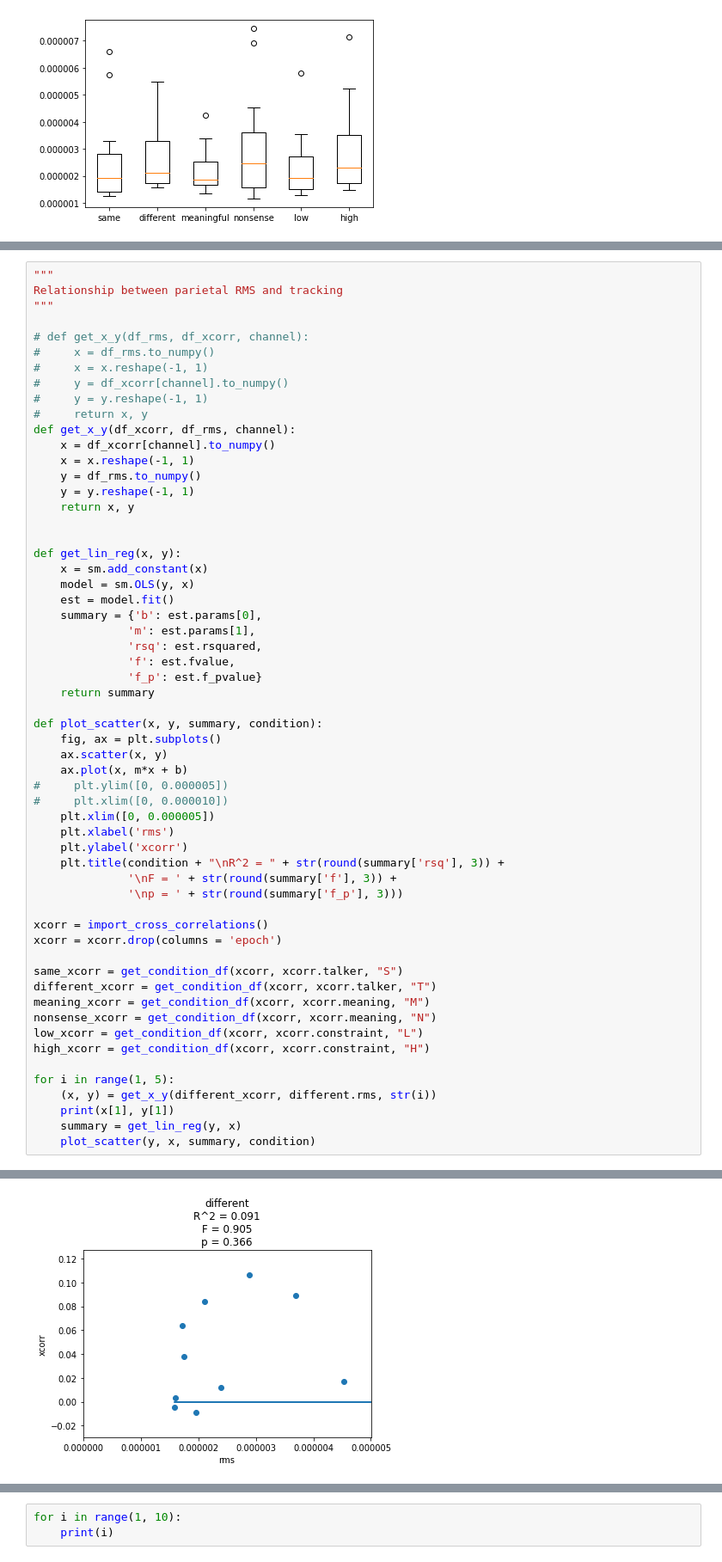
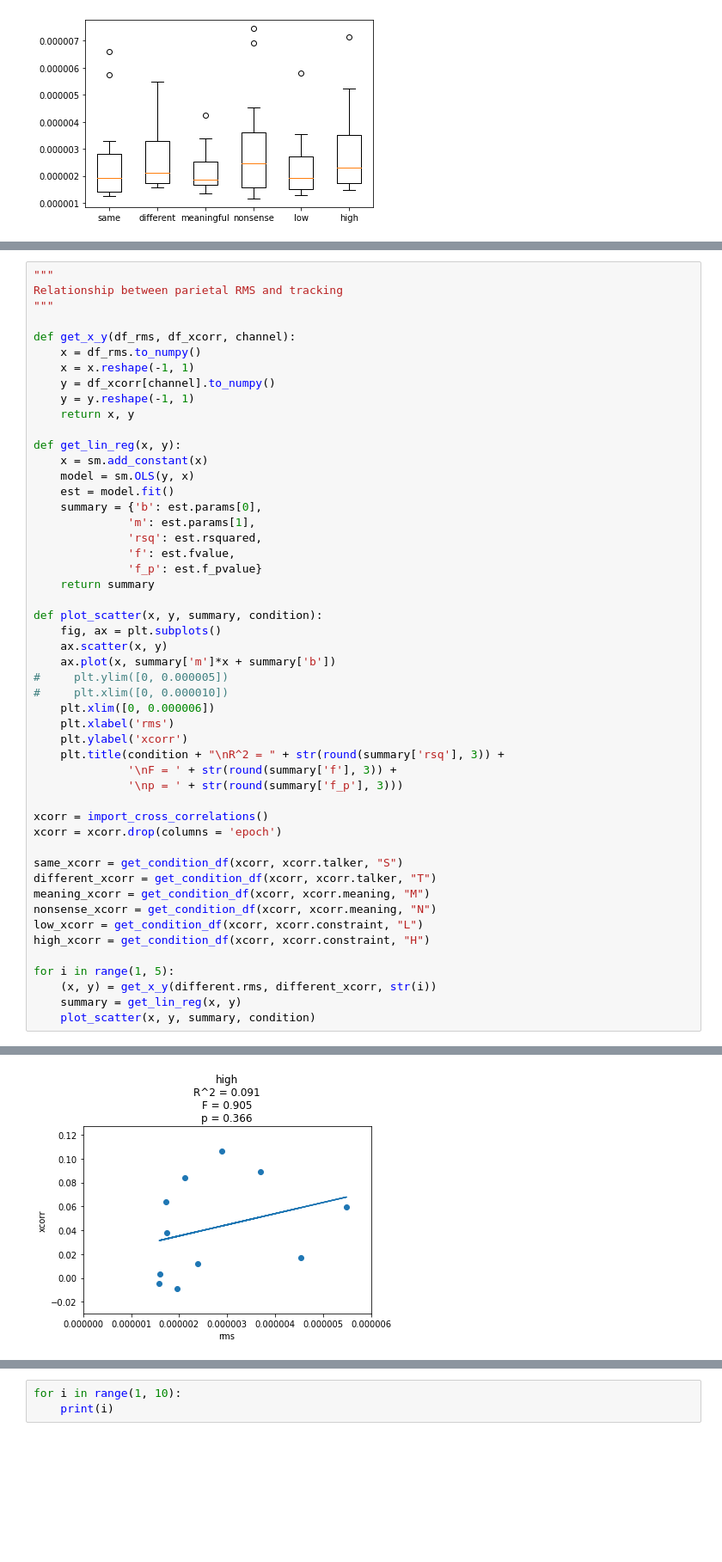
Before and after one commit to letitiayhho/talker_change_data_processing, a Jupyter notebook: 9_N1_RMS/src/n1.ipynb, the cells around one changed output, grey strips where cells are left out. Shown: that part at 86% size. Saved outputs shown, nothing was run; the diff lists cells and outputs as text; blank space fills up the shorter version.

```diff
--- a/9_N1_RMS/src/n1.ipynb
+++ b/9_N1_RMS/src/n1.ipynb
@@ -242,19 +252,12 @@ for condition in conditions:
 Relationship between parietal RMS and tracking
 """
 
-# def get_x_y(df_rms, df_xcorr, channel):
-#     x = df_rms.to_numpy()
-#     x = x.reshape(-1, 1)
-#     y = df_xcorr[channel].to_numpy()
-#     y = y.reshape(-1, 1)
-#     return x, y
-def get_x_y(df_xcorr, df_rms, channel):
-    x = df_xcorr[channel].to_numpy()
+def get_x_y(df_rms, df_xcorr, channel):
+    x = df_rms.to_numpy()
     x = x.reshape(-1, 1)
-    y = df_rms.to_numpy()
+    y = df_xcorr[channel].to_numpy()
     y = y.reshape(-1, 1)
     return x, y
-
 
 def get_lin_reg(x, y):
     x = sm.add_constant(x)
@@ -270,10 +273,10 @@ def get_lin_reg(x, y):
 def plot_scatter(x, y, summary, condition):
     fig, ax = plt.subplots()
     ax.scatter(x, y)
-    ax.plot(x, m*x + b)
+    ax.plot(x, summary['m']*x + summary['b'])
 #     plt.ylim([0, 0.000005])
 #     plt.xlim([0, 0.000010])
-    plt.xlim([0, 0.000005])
+    plt.xlim([0, 0.000006])
     plt.xlabel('rms')
     plt.ylabel('xcorr')
     plt.title(condition + "\nR^2 = " + str(round(summary['rsq'], 3)) +
@@ -291,8 +294,7 @@ low_xcorr = get_condition_df(xcorr, xcorr.constraint, "L")
 high_xcorr = get_condition_df(xcorr, xcorr.constraint, "H")
 
 for i in range(1, 5):
-    (x, y) = get_x_y(different_xcorr, different.rms, str(i))
-    print(x[1], y[1])
-    summary = get_lin_reg(y, x)
-    plot_scatter(y, x, summary, condition)
+    (x, y) = get_x_y(different.rms, different_xcorr, str(i))
+    summary = get_lin_reg(x, y)
+    plot_scatter(x, y, summary, condition)
 # %% [output]
@@ -306,2 +304,2 @@ for i in range(1, 5):
-[figure, old version]
+[figure, new version]
 # %%
```
Also changed, not shown: parts of 3 cells of this notebook.
